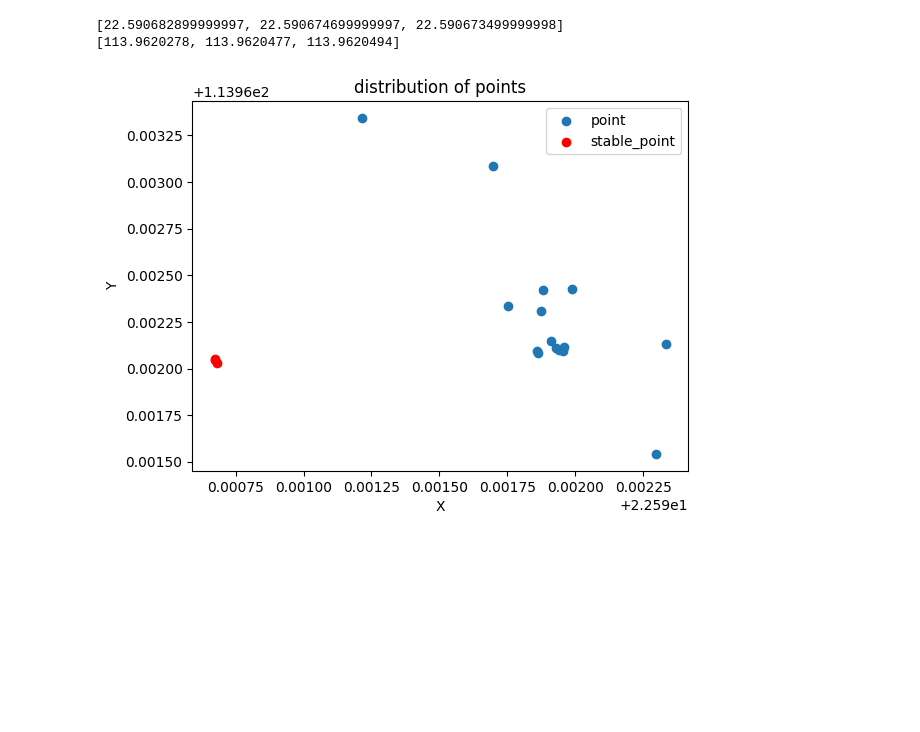
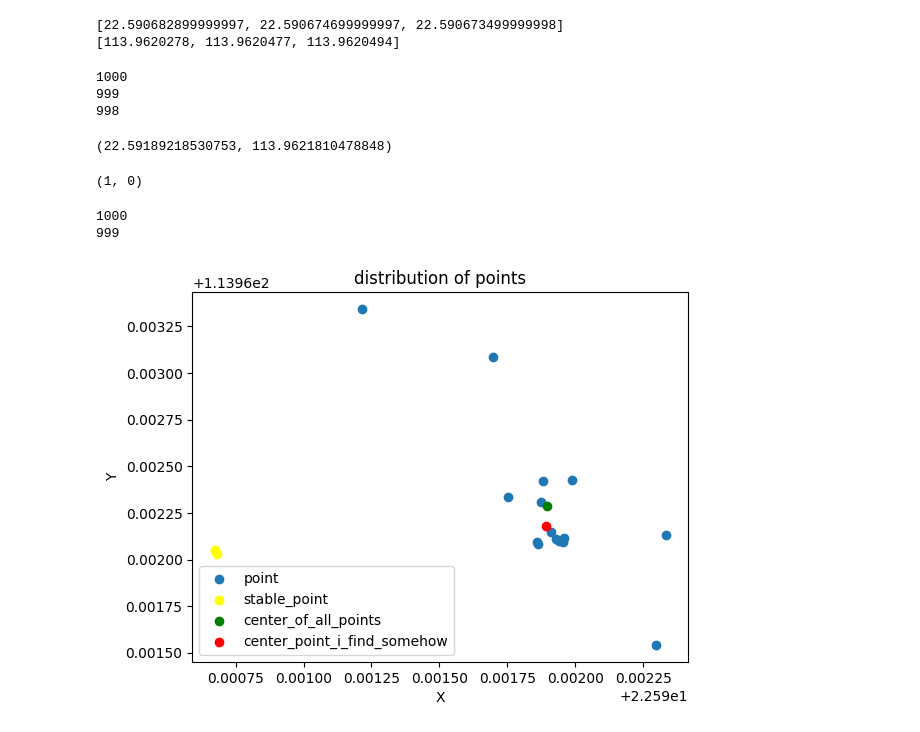
Before and after one commit to Nangong-Yufeng/fc2023, a Jupyter notebook: playground/姜嵩淏的可视化代码🐮.ipynb, the cells around one changed output. Cells and saved outputs as stored; diff of their text form; code cells hidden in the pictures; blank space fills up the shorter version.

```diff
--- a/playground/姜嵩淏的可视化代码🐮.ipynb
+++ b/playground/姜嵩淏的可视化代码🐮.ipynb
@@ -1,5 +1,5 @@
 # %%
-logFilePath = './location.txt'
+logFilePath = './解算日志1.txt'
 # %%
 ys = []
 xs = []
@@ -35,30 +35,76 @@ print(stableYs)
 # %% [output]
 [22.590682899999997, 22.590674699999997, 22.590673499999998]
 [113.9620278, 113.9620477, 113.9620494]
+# %%
+import math
+import numpy as np
+points = [(xs[i], ys[i]) for i in range(len(xs))]
+
+def distance(a, b):
+    return math.sqrt((a[1] - b[1])**2 + (a[0] - b[0])**2)
+
+def mean(points, length):
+    x = y = 0
+    for i in range(length):
+        x += points[i][0]
+        y += points[i][1]
+    return x/length, y/length
+
+def center(points, iteration=1000):
+    """
+        points (list of tuples)
+    """
+    if not points: return None
+    old_center = points[0]
+    length = math.ceil(len(points)*2/3)
+    while iteration > 0:
+        iteration -= 1
+        points.sort(key=lambda p: distance(p, old_center))
+        new_center = mean(points, length)
+        if old_center == new_center:
+            return new_center
+        old_center = new_center
+
+center(points)
+# %% [output]
+1000
+999
+998
+(22.59189218530753, 113.9621810478848)
+# %%
+x=y=0
+x+=1
+x,y
+# %% [output]
+(1, 0)
 # %%
 import matplotlib.pyplot as plt
 
 
 # 创建一个新的图形
 plt.figure()
 
 # 绘制点
 plt.scatter(xs, ys, label='point')
-plt.scatter(stableXs, stableYs, label='stable_point', color='red')
+plt.scatter(stableXs, stableYs, label='stable_point', color='yellow')
+plt.scatter(*mean(points, len(points)), label='center_of_all_points', color='green')
+plt.scatter(*center(points), label='center_point_i_find_somehow', color='red')
 
 # 设置图形的标题和坐标轴标签
 plt.title('distribution of points')
 plt.xlabel('X')
 plt.ylabel('Y')
 
 # 添加图例
 plt.legend()
 
 # # 设置X轴和Y轴的刻度范围
 # plt.xlim(22.59195 - 0.0001, 22.59195 + 0.0001)
 # plt.ylim(113.9621 - 0.0001, 113.9621 + 0.0001)
 
 # 显示图形
 plt.show()
 # %% [output]
+1000
+999
-[figure, old version]
+[figure, new version]
```
